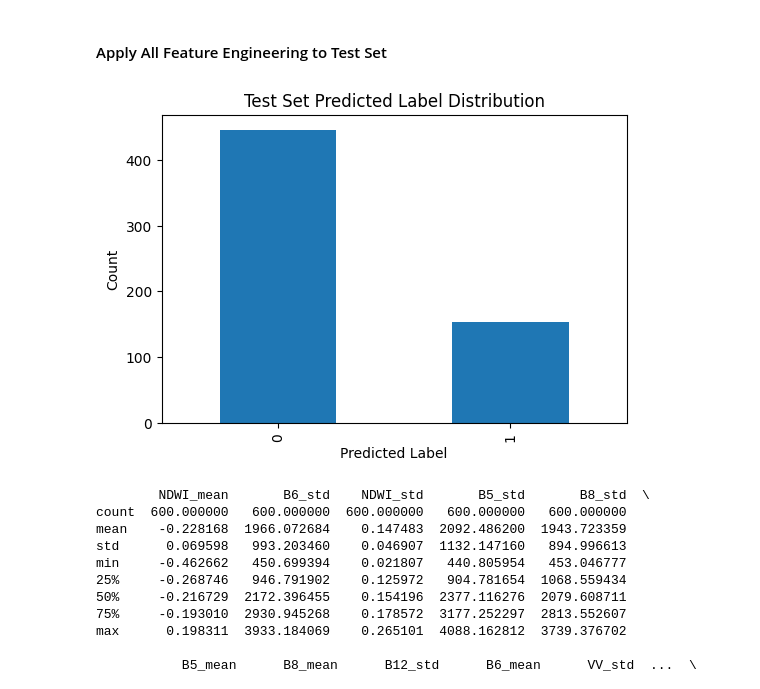
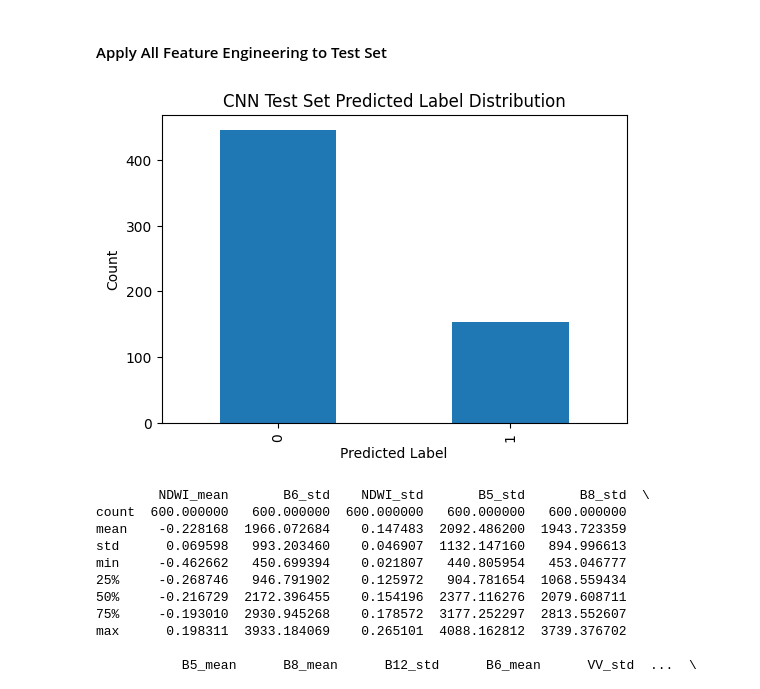
Before and after one commit to AI-Moguls/Week8_AI_For_SoftwareEngineering-, a Jupyter notebook: index.ipynb, the cells around one changed output. Drawn from its saved outputs; the diff is of its cells as text; code cells hidden in the pictures.

```diff
--- a/index.ipynb
+++ b/index.ipynb
@@ -564,12 +560,12 @@ submission.to_csv('submission.csv', index=False)
 # %%
 plt.figure(figsize=(6,4))
 submission['label'].value_counts().sort_index().plot(kind='bar')
 plt.xlabel('Predicted Label')
 plt.ylabel('Count')
-plt.title('Test Set Predicted Label Distribution')
+plt.title('CNN Test Set Predicted Label Distribution')
 plt.show()
 # %% [output]
-[figure, old version]
+[figure, new version]
 # %%
 print(X_test.describe())
 print((X_test == 0).sum())
```
Also changed, not shown: parts of 3 cells of this notebook.
